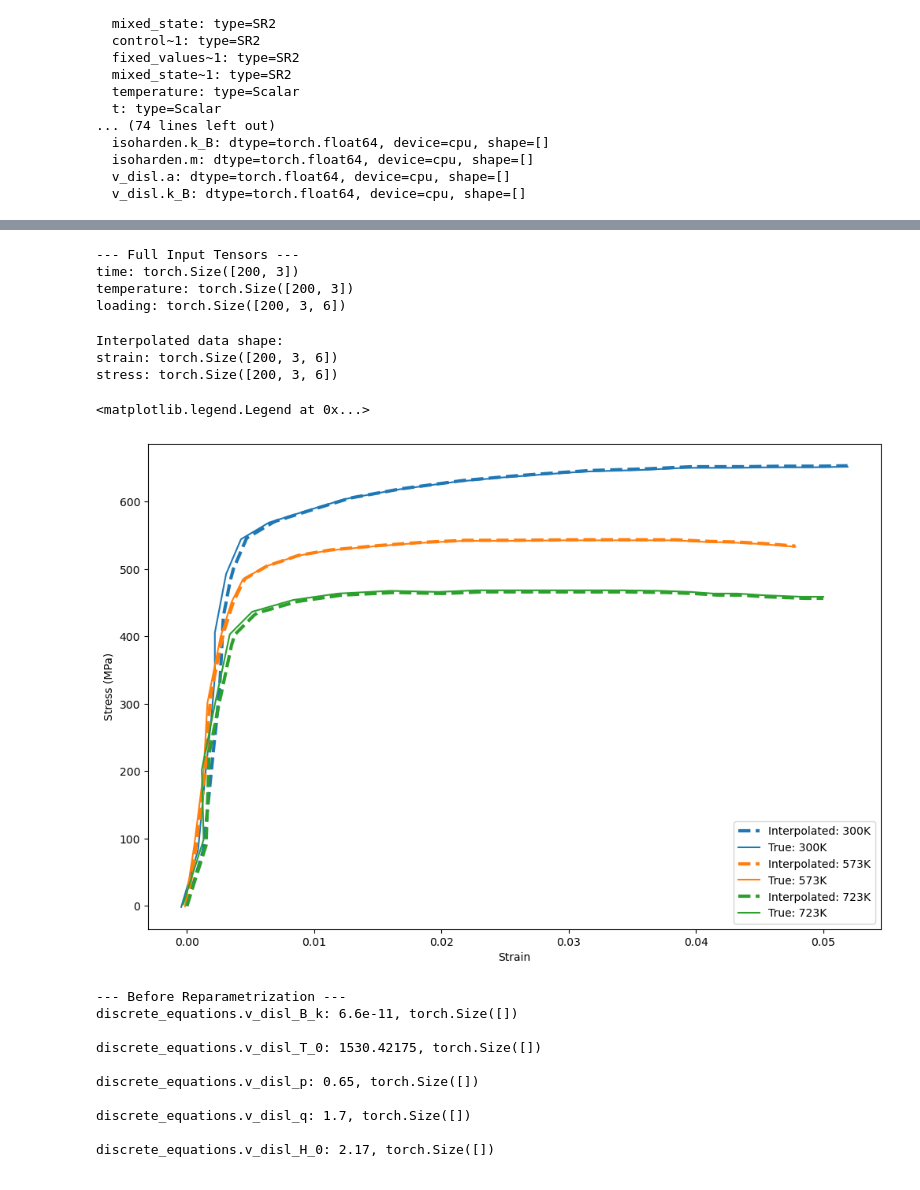
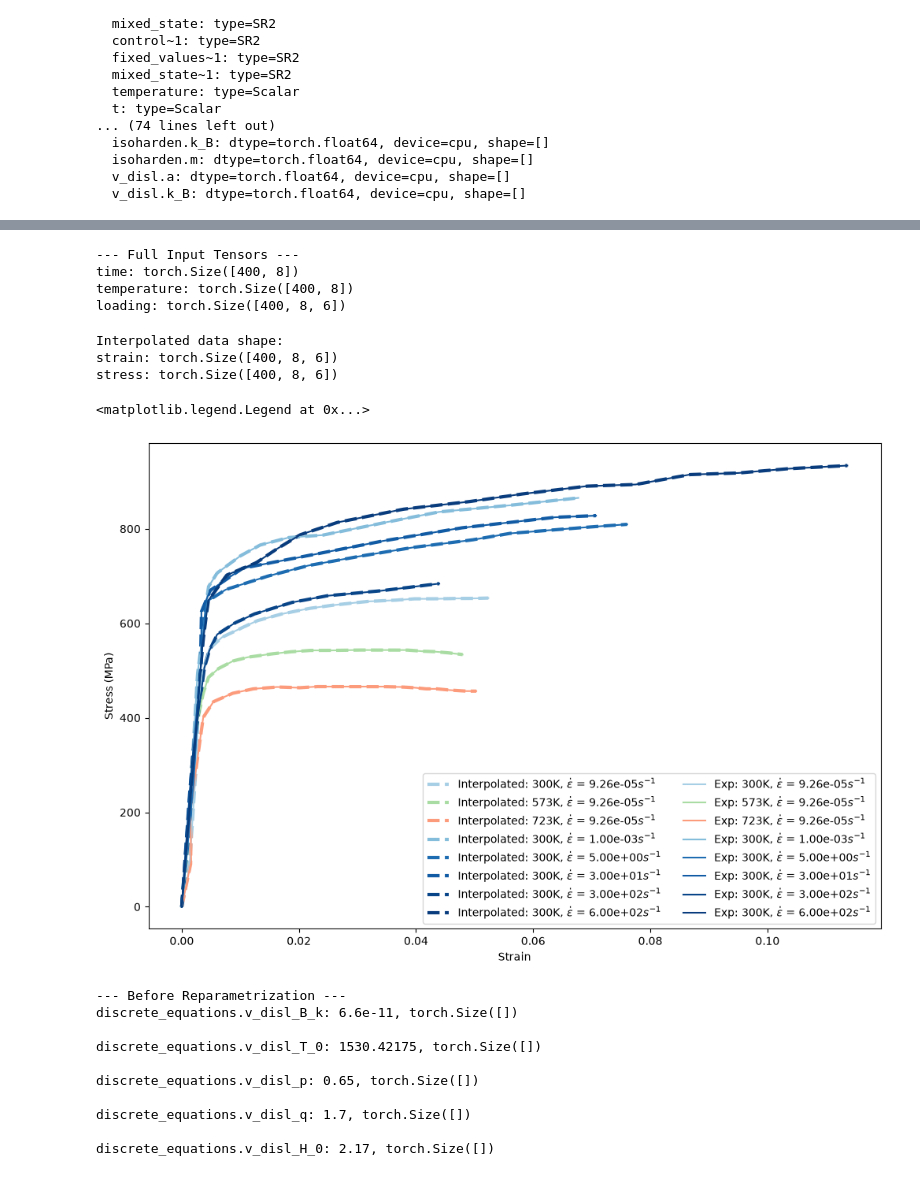
Before and after one commit to ColinMG2/neml2, a Jupyter notebook: cmg_projects/tensile_optimization/eurofer97_statistical.ipynb, the cells around one changed output, grey strips where cells are left out. Cells and saved outputs as stored; diff of their text form; code cells hidden in the pictures.

```diff
--- a/cmg_projects/tensile_optimization/eurofer97_statistical.ipynb
+++ b/cmg_projects/tensile_optimization/eurofer97_statistical.ipynb
@@ -206,12 +212,32 @@ ax.grid(alpha=0.3)
 # %%
-batch_conditions = [(300, 9.259e-5), (573, 9.259e-5), (723, 9.259e-5)]
+batch_conditions = [
+    (300, 9.259e-5),
+    (573, 9.259e-5),
+    (723, 9.259e-5),
+    (300, 1.0e-3),
+    (300, 5),
+    (300, 30),
+    (300, 300),
+    (300, 600),
+]
 
-temperatures = torch.tensor([c[0] for c in batch_conditions], device=device)
+temps = sorted({round(c[0]) for c in batch_conditions})
 rates = torch.tensor([c[1] for c in batch_conditions], device=device)
+temp_cmaps = dict(zip(temps, [mpl.cm.Blues, mpl.cm.Greens, mpl.cm.Reds]))
+log_rate = np.log10(sorted({c[1] for c in batch_conditions}))
+
+
+def shade(rate):
+    return 0.35 + 0.6 * (np.log10(rate) - log_rate.min()) / (log_rate.max() - log_rate.min())
+
+
+def cond_color(T, rate):
+    return temp_cmaps[round(T)](shade(rate))
+
 
 nbatch = len(batch_conditions)
-ntime = 200
-max_strain_list = torch.tensor([max_strains], dtype=torch.double, device=device).flatten()
+ntime = 400
+max_strain_list = torch.stack([raw_strain[c][-1] for c in batch_conditions])
 
 time = torch.zeros((ntime, nbatch), device=device)
 temperature = torch.zeros((ntime, nbatch), device=device)
@@ -227,51 +253,53 @@ print(
 )
 # %% [output]
 --- Full Input Tensors ---
-time: torch.Size([200, 3])
-temperature: torch.Size([200, 3])
-loading: torch.Size([200, 3, 6])
+time: torch.Size([400, 8])
+temperature: torch.Size([400, 8])
+loading: torch.Size([400, 8, 6])
 # %%
 # Convert EXP data into torch tensors
 exp_strain_data = torch.zeros_like(loading, device=device)
 exp_stress_data = torch.zeros_like(loading, device=device)
 
 for i, (T, rate) in enumerate(batch_conditions):
     target_strains = loading[:, i, 0].cpu().numpy()
-    df_T = by_temp.get_group(T)
-    src_strains = df_T["x"].to_numpy()
-    src_stresses = df_T["y"].to_numpy()
-    src_strains = src_strains[:] - src_strains[0]
-    src_stresses = src_stresses[:] - src_stresses[0]
+    src_strains = raw_strain[(T, rate)].cpu().numpy()
+    src_stresses = raw_stress[(T, rate)].cpu().numpy()
     interp_stress = np.interp(target_strains, src_strains, src_stresses)
 
     exp_strain_data[:, i, 0] = torch.tensor(target_strains, device=device)
     exp_stress_data[:, i, 0] = torch.tensor(interp_stress, device=device)
 
 print(f"Interpolated data shape:")
 print(f"strain: {exp_strain_data.shape}")
 print(f"stress: {exp_stress_data.shape}")
 
 plt.figure(figsize=(12, 8))
 for i, (T, rate) in enumerate(batch_conditions):
     plt.plot(
         exp_strain_data[:, i, 0].cpu().numpy(),
         exp_stress_data[:, i, 0].cpu().numpy(),
         "--",
-        color=f"C{i}",
+        color=cond_color(T, rate),
         lw=3,
-        label=f"Interpolated: {T}K",
+        label=rf"Interpolated: {T}K, $\dot{{\epsilon}}$ = {rate:.2e}$s^{{-1}}$",
     )
-    df_T = by_temp.get_group(T)
-    plt.plot(df_T["x"], df_T["y"], label=f"True: {T}K")
+for i, (T, rate) in enumerate(batch_conditions):
+    plt.plot(
+        raw_strain[(T, rate)].cpu().numpy(),
+        raw_stress[(T, rate)].cpu().numpy(),
+        color=cond_color(T, rate),
+        label=rf"Exp: {T}K, $\dot{{\epsilon}}$ = {rate:.2e}$s^{{-1}}$",
+    )
 plt.xlabel("Strain")
 plt.ylabel("Stress (MPa)")
-plt.legend()
+plt.legend(ncol=2)
 # %% [output]
 Interpolated data shape:
-strain: torch.Size([200, 3, 6])
-stress: torch.Size([200, 3, 6])
+strain: torch.Size([400, 8, 6])
+stress: torch.Size([400, 8, 6])
 <matplotlib.legend.Legend at 0x...>
-[figure, old version]
+[figure, new version]
 # %%
 initial_params = {}
 print("--- Before Reparametrization ---")
```
Also changed, not shown: parts of 13 cells of this notebook, 11 other files.
